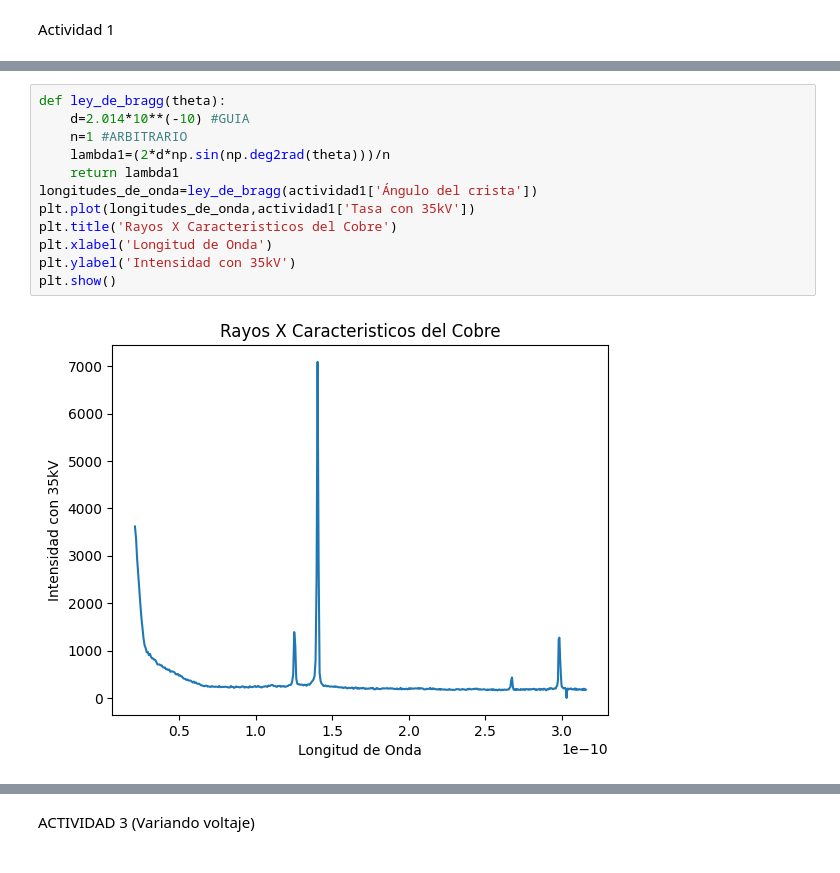
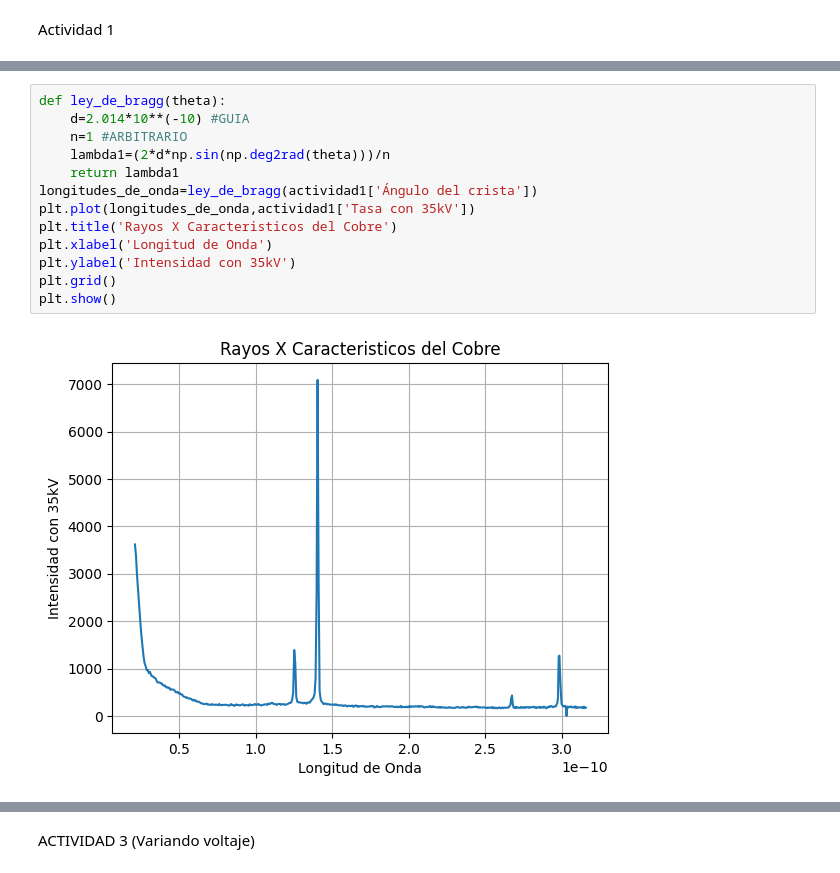
Before and after one commit to LabIntermedio/COD-INTERMEDIO, a Jupyter notebook: Rayos X/Rayos X.ipynb, the cells around one changed output, grey strips where cells are left out. Drawn from its saved outputs; the diff is of its cells as text.

```diff
--- a/Rayos X/Rayos X.ipynb
+++ b/Rayos X/Rayos X.ipynb
@@ -67,17 +70,18 @@ plt.show()
 # %%
 def ley_de_bragg(theta):
     d=2.014*10**(-10) #GUIA
     n=1 #ARBITRARIO
     lambda1=(2*d*np.sin(np.deg2rad(theta)))/n
     return lambda1
 longitudes_de_onda=ley_de_bragg(actividad1['Ángulo del crista'])
 plt.plot(longitudes_de_onda,actividad1['Tasa con 35kV'])
 plt.title('Rayos X Caracteristicos del Cobre')
 plt.xlabel('Longitud de Onda')
 plt.ylabel('Intensidad con 35kV')
+plt.grid()
 plt.show()
 # %% [output]
-[figure, old version]
+[figure, new version]
 # %%
 #Lorentziana
 def lorentzian(x, A, x0, gamma):
```
Also changed, not shown: parts of 8 cells of this notebook, 1 other file.
